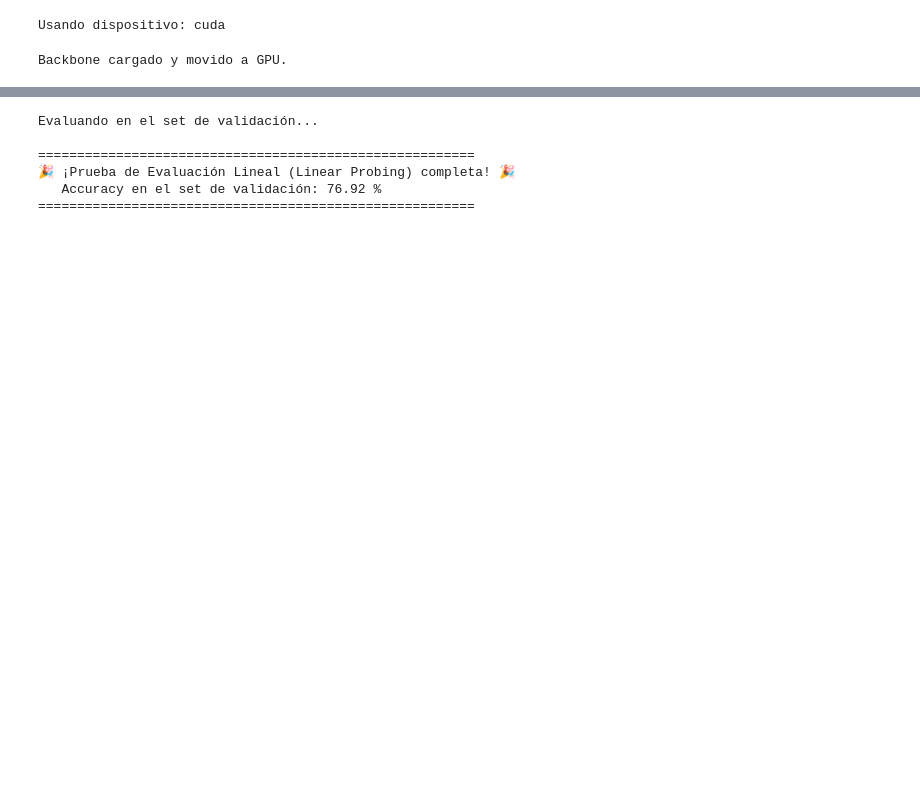
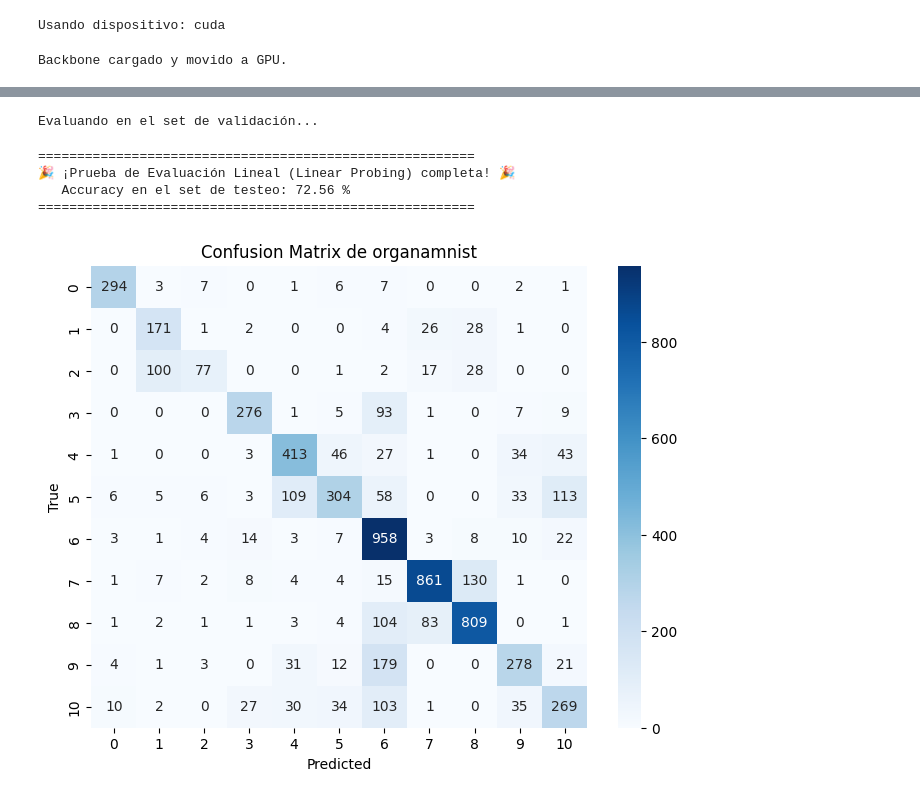
Before and after one commit to Mgb64/MEDA_Challenge, a Jupyter notebook: notebooks/MG_TestingSSL.ipynb, the cells around one changed output, grey strips where cells are left out. Drawn from its saved outputs; the diff is of its cells as text; code cells hidden in the pictures; blank space fills up the shorter version.

```diff
--- a/notebooks/MG_TestingSSL.ipynb
+++ b/notebooks/MG_TestingSSL.ipynb
@@ -203,6 +206,9 @@ class BreastMNISTDataset(Dataset):
     def __getitem__(self, idx):
         img = self.images[idx]
         label = int(self.labels[idx])
+        # 🧠 Si el label es un array (como [1.]), conviértelo a escalar
+        if isinstance(label, np.ndarray):
+            label = label.item()  # equivalente a int(label[0])
 
         # Convertir de [H, W] a [H, W, 3] (porque el modelo espera RGB)
         if img.ndim == 2:
@@ -222,9 +228,13 @@ class BreastMNISTDataset(Dataset):
 
 train_dataset = BreastMNISTDataset(x_train, y_train, transform=data_transform)
 val_dataset = BreastMNISTDataset(x_val, y_val, transform=data_transform)
+test_dataset = BreastMNISTDataset(x_test, y_test, transform=data_transform)
 
-train_loader = DataLoader(train_dataset, batch_size=BATCH_SIZE, shuffle=True, num_workers=4)
-val_loader = DataLoader(val_dataset, batch_size=BATCH_SIZE, shuffle=False, num_workers=4)
+
+train_loader = DataLoader(train_dataset, batch_size=BATCH_SIZE, shuffle=True, num_workers=2)
+val_loader = DataLoader(val_dataset, batch_size=BATCH_SIZE, shuffle=False, num_workers=2)
+test_loader = DataLoader(test_dataset, batch_size=BATCH_SIZE, shuffle=False, num_workers=2)
+
 
 print(f"Dataset cargado. Tamaño train: {len(train_dataset)}, val: {len(val_dataset)}")
 # %% [output]
@@ -289,36 +300,51 @@ KeyboardInterrupt:
 # %%
+from sklearn.metrics import confusion_matrix
+import seaborn as sns
+import matplotlib.pyplot as plt
+
 # --- 6. EVALUAR EL RENDIMIENTO ---
-
-# (Esta sección es idéntica a la anterior)
 print("Evaluando en el set de validación...")
 
 model.eval()
-correct = 0
-total = 0
+all_labels = []
+all_preds = []
 
 with torch.no_grad():
-    for inputs, labels in val_loader:
+    for inputs, labels in test_loader:
         inputs, labels = inputs.to(DEVICE), labels.to(DEVICE)
 
         outputs = model(inputs)
         _, predicted = torch.max(outputs.data, 1)
 
-        total += labels.size(0)
-        correct += (predicted == labels).sum().item()
+        all_labels.extend(labels.cpu().numpy())
+        all_preds.extend(predicted.cpu().numpy())
 
 # --- RESULTADO FINAL ---
-accuracy = 100 * correct / total
+all_labels = np.array(all_labels)
+all_preds = np.array(all_preds)
+
+accuracy = 100 * (all_preds == all_labels).sum() / len(all_labels)
 print("\n========================================================")
 print(f"🎉 ¡Prueba de Evaluación Lineal (Linear Probing) completa! 🎉")
-print(f"   Accuracy en el set de validación: {accuracy:.2f} %")
+print(f"   Accuracy en el set de testeo: {accuracy:.2f} %")
 print("========================================================")
+
+# --- MATRIZ DE CONFUSIÓN ---
+cm = confusion_matrix(all_labels, all_preds)
+
+plt.figure(figsize=(8,6))
+sns.heatmap(cm, annot=True, fmt='d', cmap='Blues')
+plt.xlabel('Predicted')
+plt.ylabel('True')
+plt.title(f'Confusion Matrix de {DATASET}')
+plt.show()
 # %% [output]
 Evaluando en el set de validación...
-
-========================================================
-🎉 ¡Prueba de Evaluación Lineal (Linear Probing) completa! 🎉
-   Accuracy en el set de validación: 76.92 %
-========================================================
+========================================================
+🎉 ¡Prueba de Evaluación Lineal (Linear Probing) completa! 🎉
+   Accuracy en el set de testeo: 72.56 %
+========================================================
+[figure, added]
 # %%
 # --- t-SNE sobre embeddings del backbone SSL ---
 
```
Also changed, not shown: parts of 6 cells of this notebook.
